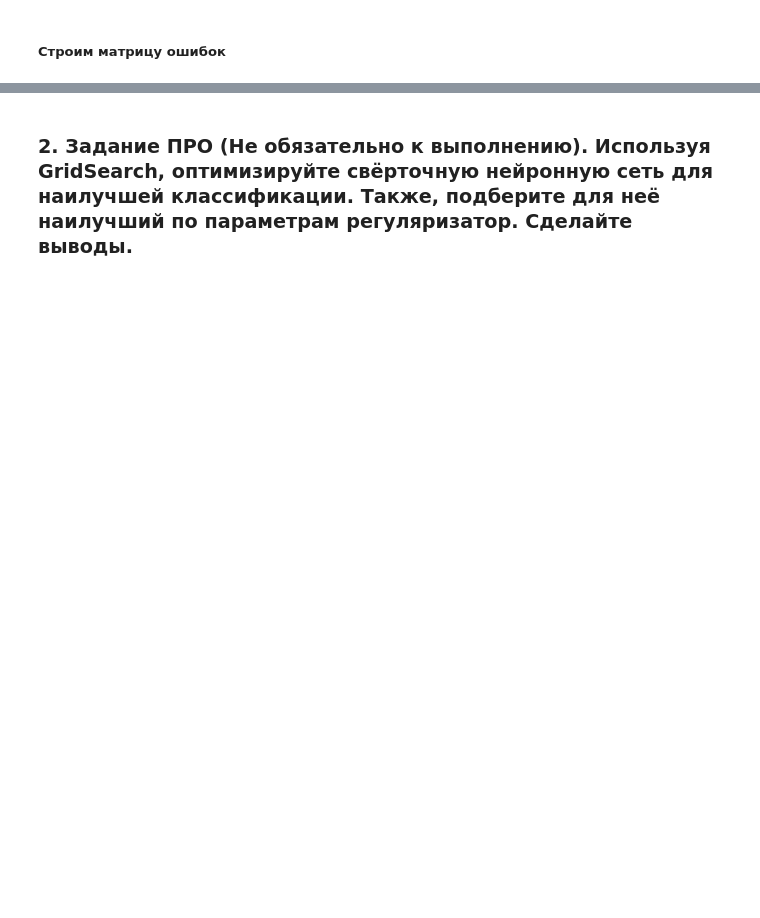
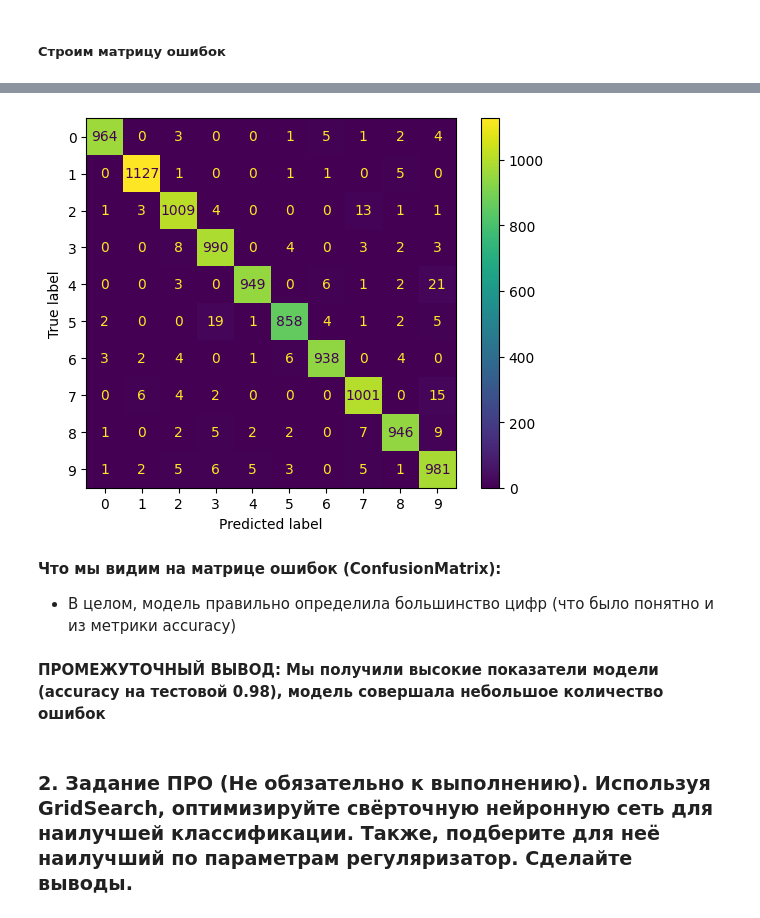
Before and after one commit to W1llAnn/1tdata-homework, a Jupyter notebook: 3.2 - homework.ipynb, the cells around one changed output, grey strips where cells are left out. Saved outputs shown, nothing was run; the diff lists cells and outputs as text; code cells hidden in the pictures; blank space fills up the shorter version.

```diff
--- a/3.2 - homework.ipynb
+++ b/3.2 - homework.ipynb
@@ -69,2 +296,6 @@ import pylab # Модуль для построения графиков
 # %% [markdown]
 ##### Строим матрицу ошибок
+# %%
+predictions_one_hot = model.predict(x_test_2D)
+cm = confusion_matrix(y_test.argmax(axis=1), predictions_one_hot.argmax(axis=1))
+print(cm)
@@ -71,2 +314,13 @@ import pylab # Модуль для построения графиков
+# %%
+disp = ConfusionMatrixDisplay(confusion_matrix=cm)
+disp.plot()
+plt.show()
+# %% [output]
+[figure, added]
+# %% [markdown]
+**Что мы видим на матрице ошибок (ConfusionMatrix):**
+*   В целом, модель правильно определила большинство цифр (что было понятно и из метрики accuracy)
+# %% [markdown]
+**ПРОМЕЖУТОЧНЫЙ ВЫВОД: Мы получили высокие показатели модели (accuracy на тестовой 0.98), модель совершала небольшое количество ошибок**
 # %% [markdown]
 ### 2. Задание ПРО (Не обязательно к выполнению). Используя GridSearch, оптимизируйте свёрточную нейронную сеть для наилучшей классификации. Также, подберите для неё наилучший по параметрам регуляризатор. Сделайте выводы.
```
Also changed, not shown: parts of 34 cells of this notebook, 5 other files.
